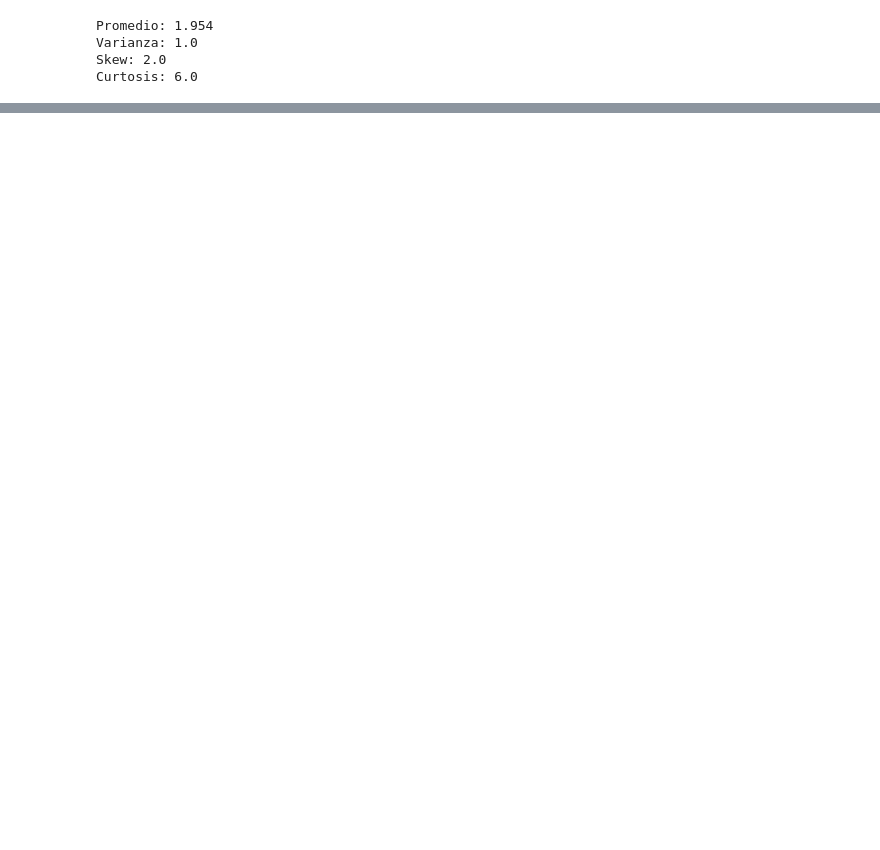
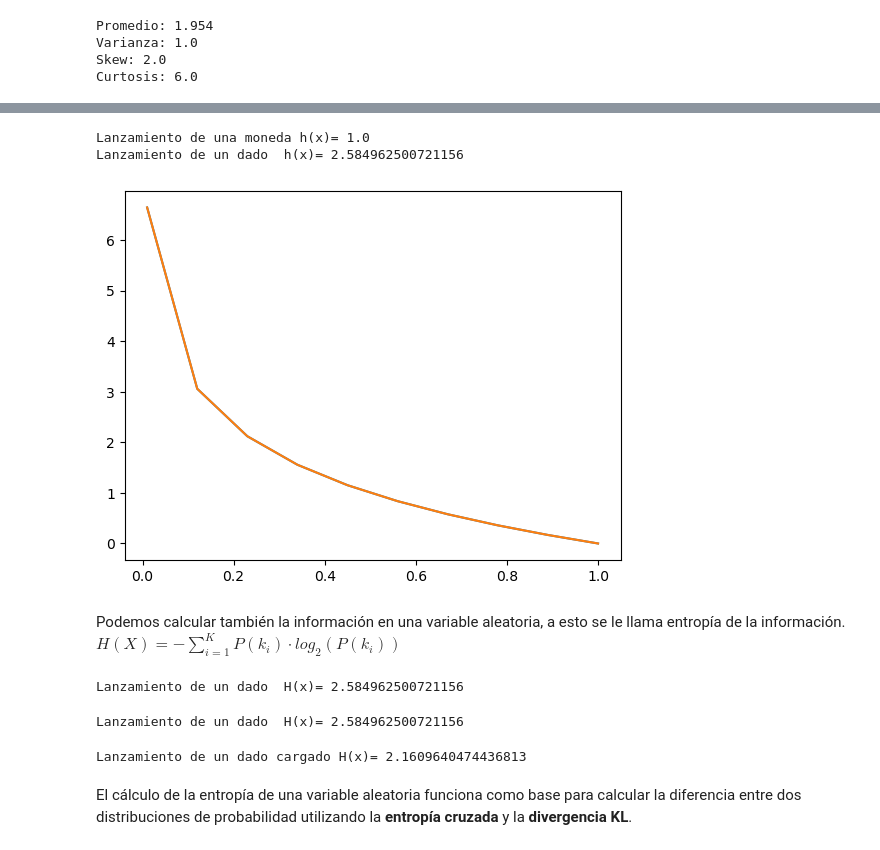
Before and after one commit to Apgt512/Colab-Notebooks, a Jupyter notebook: Modulo II. Algebra Lineal y Probabilidad/Clase 27 septiembre 2021.ipynb, the cells around one changed output, grey strips where cells are left out. Saved outputs shown, nothing was run; the diff lists cells and outputs as text; code cells hidden in the pictures; blank space fills up the shorter version.

```diff
--- a/Modulo II. Algebra Lineal y Probabilidad/Clase 27 septiembre 2021.ipynb
+++ b/Modulo II. Algebra Lineal y Probabilidad/Clase 27 septiembre 2021.ipynb
@@ -460,0 +490,49 @@ Curtosis: 0.5654574834055228
+# %%
+# Lanzamiento de una moneda
+from math import log2
+
+p = 0.5
+h = -log2(p)
+print('Lanzamiento de una moneda h(x)=', h)
+p = 1/6.0
+h = -log2(p)
+print('Lanzamiento de un dado  h(x)=', h)
+# %% [output]
+Lanzamiento de una moneda h(x)= 1.0
+Lanzamiento de un dado  h(x)= 2.584962500721156
+# %%
+import matplotlib.pyplot as plt
+
+p = np.linspace(0.01,1, 10)
+h = -np.log2(p)
+plt.plot(p,h)
+plt.show()
+# %% [output]
+[figure, added]
+# %% [markdown]
+Podemos calcular también la información en una variable aleatoria, a esto se le llama entropía de la información.
+$ H(X)=-\sum_{i=1}^{K} P(k_i)\cdot log_2(P(k_i)) $
+# %%
+# Lanzamiento de un dado
+p = 1/6.0
+entropia = -sum([p*np.log2(p) for _ in range(6)])
+print('Lanzamiento de un dado  H(x)=', entropia)
+# %% [output]
+Lanzamiento de un dado  H(x)= 2.584962500721156
+# %%
+# Usando scipy
+from scipy.stats import entropy
+
+p = [1/6.0]*6
+entropia = entropy(p, base=2)
+print('Lanzamiento de un dado  H(x)=', entropia)
+# %% [output]
+Lanzamiento de un dado  H(x)= 2.584962500721156
+# %%
+p = [0.5, 0.5/5, 0.5/5, 0.5/5, 0.5/5, 0.5/5]
+entropia = entropy(p, base=2)
+print('Lanzamiento de un dado cargado H(x)=', entropia)
+# %% [output]
+Lanzamiento de un dado cargado H(x)= 2.1609640474436813
+# %% [markdown]
+El cálculo de la entropía de una variable aleatoria funciona como base para calcular la diferencia entre dos distribuciones de probabilidad utilizando la **entropía cruzada** y la **divergencia KL**.
```
Also changed, not shown: parts of 13 cells of this notebook.
